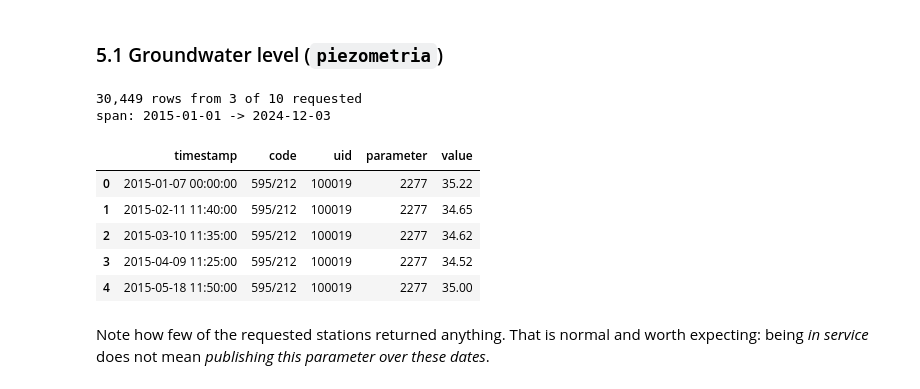
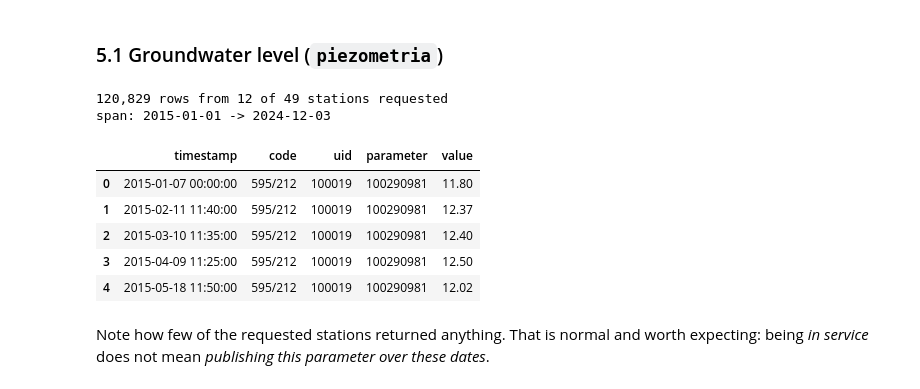
Before and after one commit to rhugman/get-snirh, a Jupyter notebook: examples/example_area_querenca_silves.ipynb, the cells around one changed output. Saved outputs shown, nothing was run; the diff lists cells and outputs as text; code cells hidden in the pictures.

```diff
--- a/examples/example_area_querenca_silves.ipynb
+++ b/examples/example_area_querenca_silves.ipynb
@@ -331,23 +332,24 @@ def plot_series(df, ax, ylabel, title, kind="line"):
 # %% [markdown]
 ### 5.1 Groundwater level (`piezometria`)
 # %%
-# 'Profundidade Nível Água' (uid 2277) = depth to water. Pass the DataFrame straight in:
-# 'uid' drives the request, 'code' labels the rows.
-gwl = snirh_gw.timeseries(active_gw.head(10), "2277", start=START, end=END)
-datasets["groundwater_level"] = gwl
+# 'Nível piezométrico' (uid 100290981) = hydraulic head. Pass the DataFrame
+# straight in: 'uid' drives the request, 'code' labels the rows.
+# Every active station in the aquifer, not a sample.
+head = snirh_gw.timeseries(active_gw, "100290981", start=START, end=END)
+datasets["hydraulic_head"] = head
 
-print(f"{len(gwl):,} rows from {gwl['code'].nunique()} of {len(active_gw.head(10))} requested")
-print(f"span: {gwl['timestamp'].min():%Y-%m-%d} -> {gwl['timestamp'].max():%Y-%m-%d}")
-gwl.head()
+print(f"{len(head):,} rows from {head['code'].nunique()} of {len(active_gw)} stations requested")
+print(f"span: {head['timestamp'].min():%Y-%m-%d} -> {head['timestamp'].max():%Y-%m-%d}")
+head.head()
 # %% [output]
-30,449 rows from 3 of 10 requested
+120,829 rows from 12 of 49 stations requested
 span: 2015-01-01 -> 2024-12-03
 |  | timestamp | code | uid | parameter | value |
-| 0 | 2015-01-07 00:00:00 | 595/212 | 100019 | 2277 | 35.22 |
-| 1 | 2015-02-11 11:40:00 | 595/212 | 100019 | 2277 | 34.65 |
-| 2 | 2015-03-10 11:35:00 | 595/212 | 100019 | 2277 | 34.62 |
-| 3 | 2015-04-09 11:25:00 | 595/212 | 100019 | 2277 | 34.52 |
-| 4 | 2015-05-18 11:50:00 | 595/212 | 100019 | 2277 | 35.00 |
+| 0 | 2015-01-07 00:00:00 | 595/212 | 100019 | 100290981 | 11.80 |
+| 1 | 2015-02-11 11:40:00 | 595/212 | 100019 | 100290981 | 12.37 |
+| 2 | 2015-03-10 11:35:00 | 595/212 | 100019 | 100290981 | 12.40 |
+| 3 | 2015-04-09 11:25:00 | 595/212 | 100019 | 100290981 | 12.50 |
+| 4 | 2015-05-18 11:50:00 | 595/212 | 100019 | 100290981 | 12.02 |
 # %% [markdown]
 Note how few of the requested stations returned anything. That is normal and worth expecting:
 being *in service* does not mean *publishing this parameter over these dates*.
```
Also changed, not shown: parts of 21 cells of this notebook, 1 other file.
